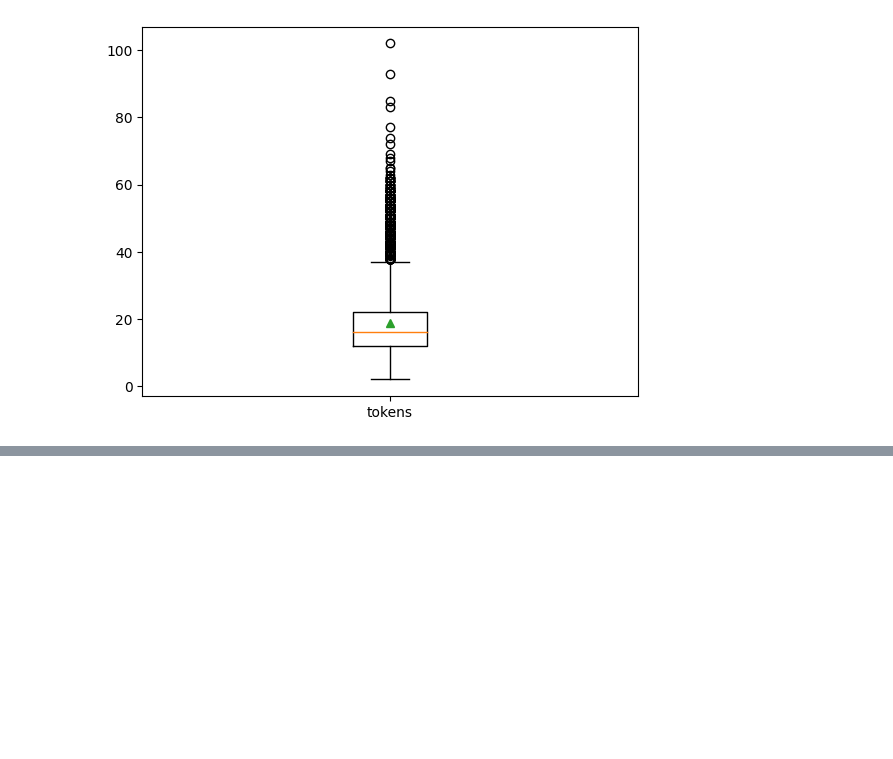
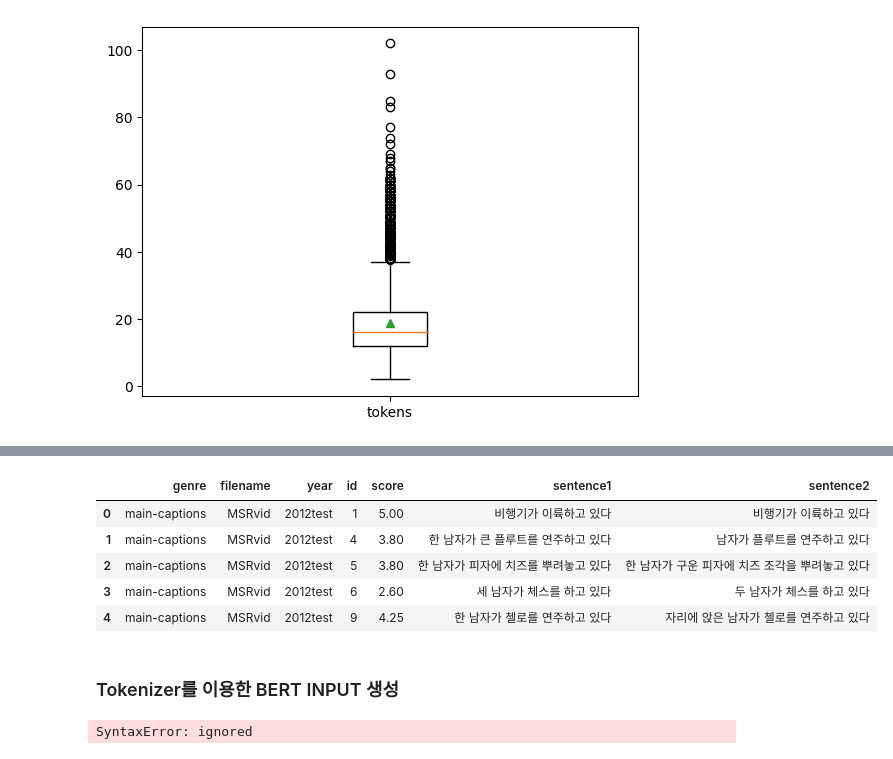
Before and after one commit to DonghaeSuh/NLP_Pytorch, a Jupyter notebook: Model/BERT/BERT_STS.ipynb, the cells around one changed output, grey strips where cells are left out. Drawn from its saved outputs; the diff is of its cells as text; code cells hidden in the pictures; blank space fills up the shorter version.

```diff
--- a/Model/BERT/BERT_STS.ipynb
+++ b/Model/BERT/BERT_STS.ipynb
@@ -151,0 +277,12 @@ plt.show()
+# %%
+train_df['sentence1']=train_df['sentence1'].astype(str).str.replace('[^a-zA-Z0-9ㄱ-ㅣ가-힣\\s]',' ')
+train_df['sentence2']=train_df['sentence2'].astype(str).str.replace('[^a-zA-Z0-9ㄱ-ㅣ가-힣\\s]',' ')
+# %%
+train_df.head()
+# %% [output]
+|  | genre | filename | year | id | score | sentence1 | sentence2 |
+| 0 | main-captions | MSRvid | 2012test | 1 | 5.00 | 비행기가 이륙하고 있다 | 비행기가 이륙하고 있다 |
+| 1 | main-captions | MSRvid | 2012test | 4 | 3.80 | 한 남자가 큰 플루트를 연주하고 있다 | 남자가 플루트를 연주하고 있다 |
+| 2 | main-captions | MSRvid | 2012test | 5 | 3.80 | 한 남자가 피자에 치즈를 뿌려놓고 있다 | 한 남자가 구운 피자에 치즈 조각을 뿌려놓고 있다 |
+| 3 | main-captions | MSRvid | 2012test | 6 | 2.60 | 세 남자가 체스를 하고 있다 | 두 남자가 체스를 하고 있다 |
+| 4 | main-captions | MSRvid | 2012test | 9 | 4.25 | 한 남자가 첼로를 연주하고 있다 | 자리에 앉은 남자가 첼로를 연주하고 있다 |
@@ -151,0 +295,6 @@ plt.show()
+# %% [markdown]
+### Tokenizer를 이용한 BERT INPUT 생성
+# %%
+def bert_tokenizer(sent1,sent2,score,MAX_LEN):
+# %% [output]
+SyntaxError: ignored
```
Also changed, not shown: parts of 27 cells of this notebook.
